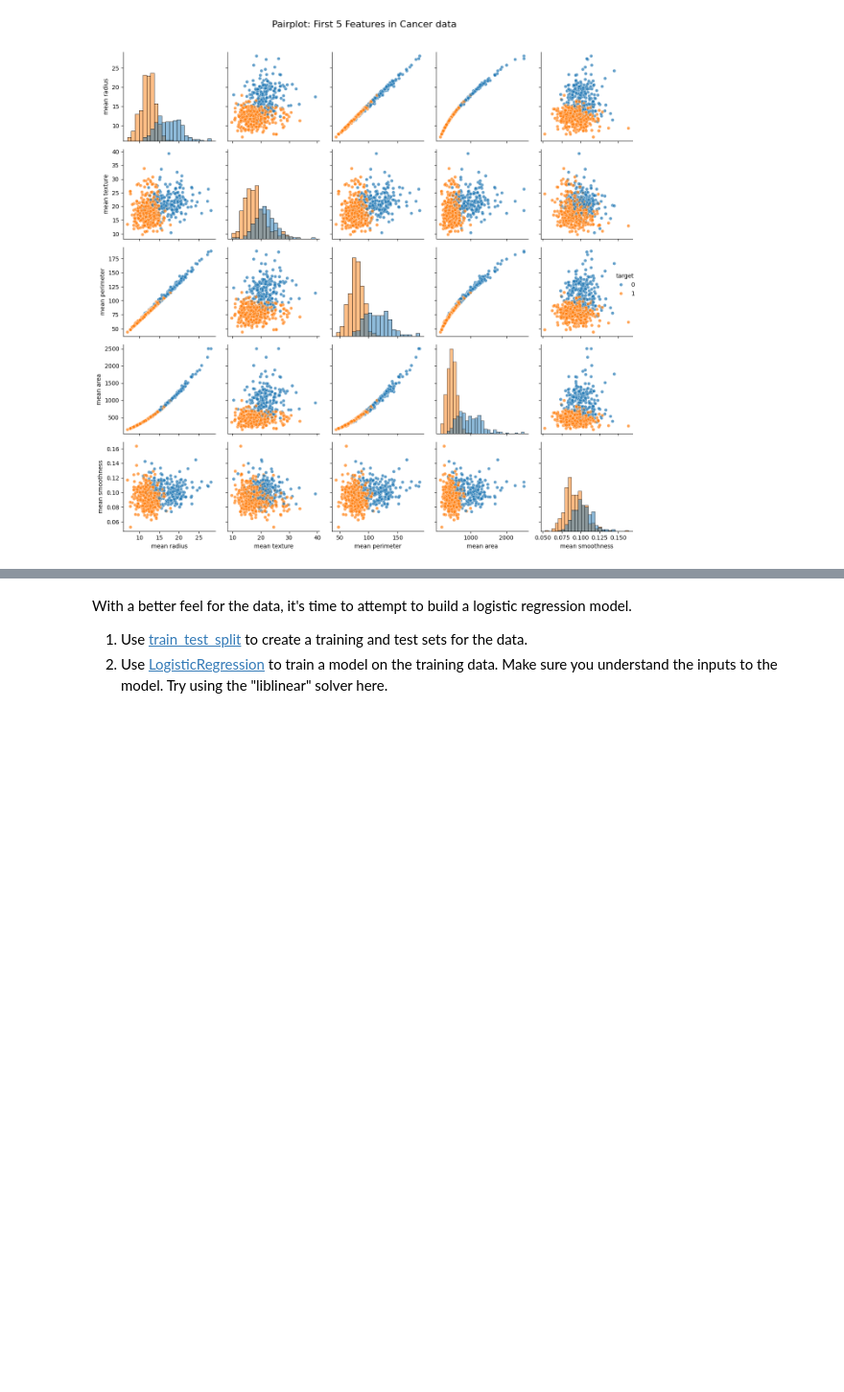
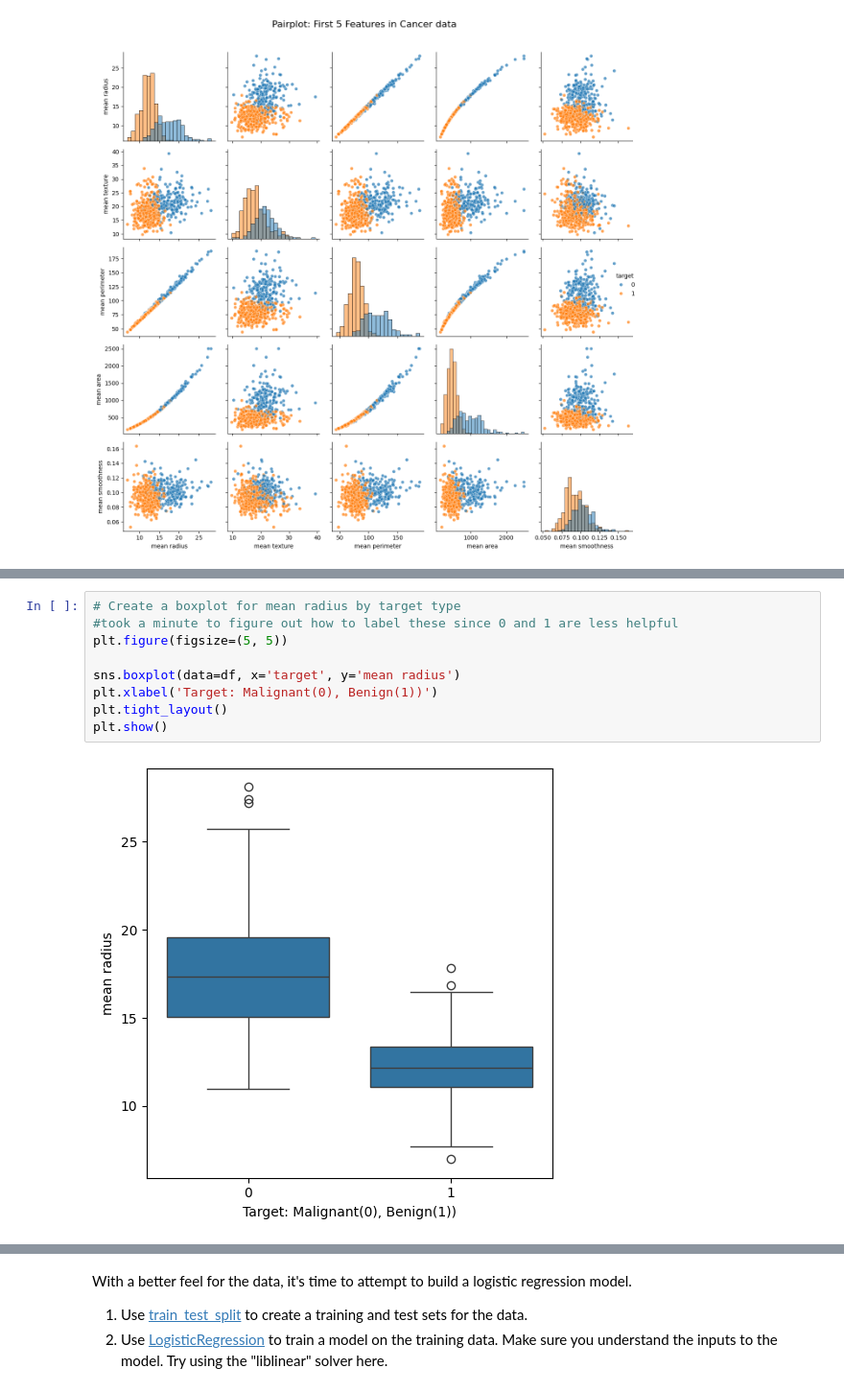
Before and after one commit to jgeiger81/sbml, a Jupyter notebook: 4.3 LogisticRegression/JasonG_MLE_MiniProject_Logistic_Regression.ipynb, the cells around one changed output, grey strips where cells are left out. Shown at 96% size. Drawn from its saved outputs; the diff is of its cells as text; blank space fills up the shorter version.

```diff
--- a/4.3 LogisticRegression/JasonG_MLE_MiniProject_Logistic_Regression.ipynb
+++ b/4.3 LogisticRegression/JasonG_MLE_MiniProject_Logistic_Regression.ipynb
@@ -193,0 +247,11 @@ plt.show()
+# %%
+# Create a boxplot for mean radius by target type
+#took a minute to figure out how to label these since 0 and 1 are less helpful
+plt.figure(figsize=(5, 5))
+
+sns.boxplot(data=df, x='target', y='mean radius')
+plt.xlabel('Target: Malignant(0), Benign(1))')
+plt.tight_layout()
+plt.show()
+# %% [output]
+[figure, added]
```
Also changed, not shown: parts of 25 cells of this notebook.
